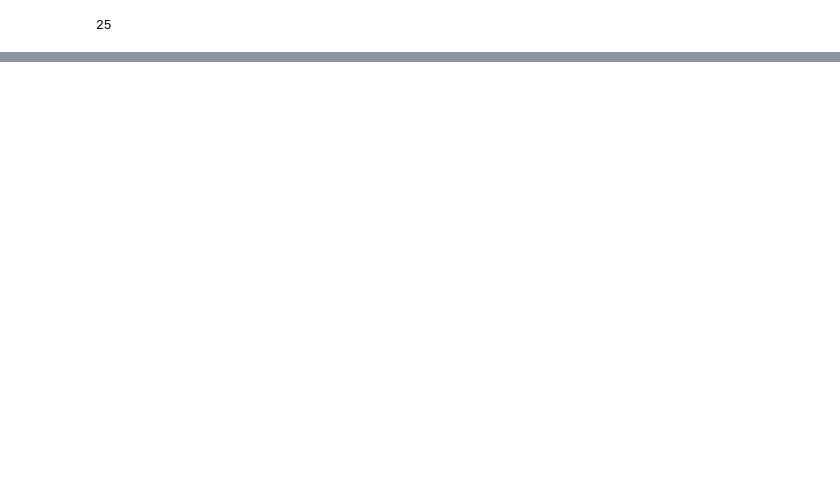
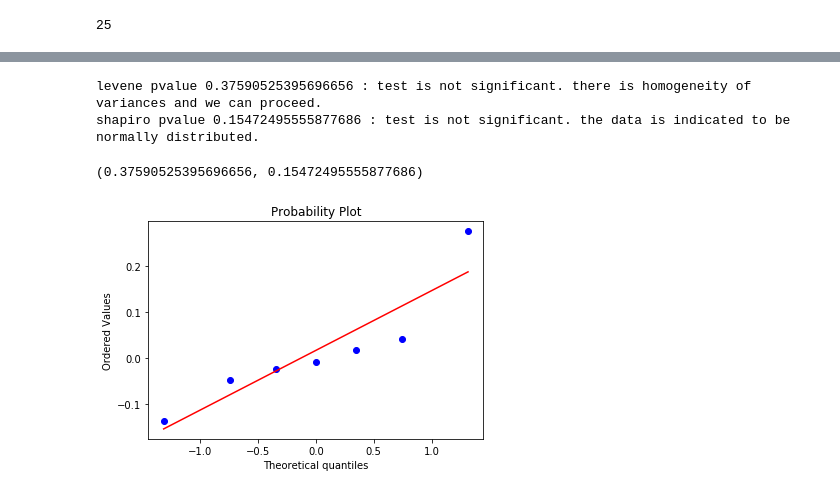
Before and after one commit to sallyi/cog-sci-2-exam, a Jupyter notebook: analyze_survey_results.ipynb, the cells around one changed output, grey strips where cells are left out. Drawn from its saved outputs; the diff is of its cells as text; code cells hidden in the pictures; blank space fills up the shorter version.

```diff
--- a/analyze_survey_results.ipynb
+++ b/analyze_survey_results.ipynb
@@ -282,0 +426,7 @@ Experimental group:
+# %%
+test_stat_independence(results_df, 'Danes', 'Immigrants')
+# %% [output]
+levene pvalue 0.37590525395696656 : test is not significant. there is homogeneity of variances and we can proceed.
+shapiro pvalue 0.15472495555877686 : test is not significant. the data is indicated to be normally distributed.
+(0.37590525395696656, 0.15472495555877686)
+[figure, added]
```
Also changed, not shown: parts of 26 cells of this notebook.
